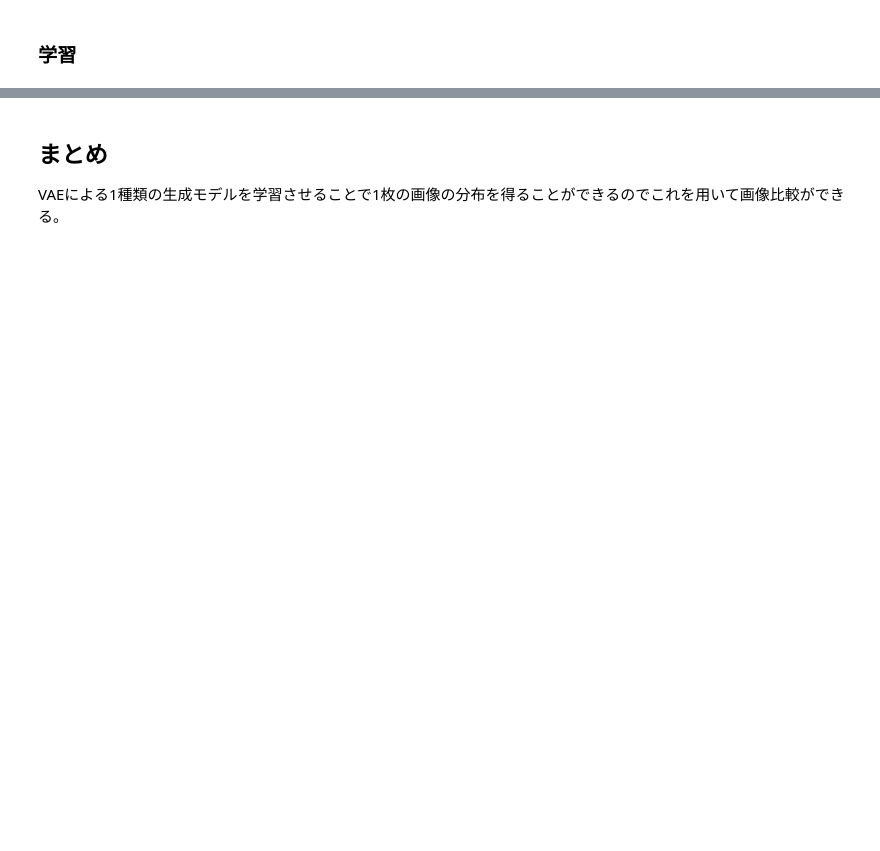
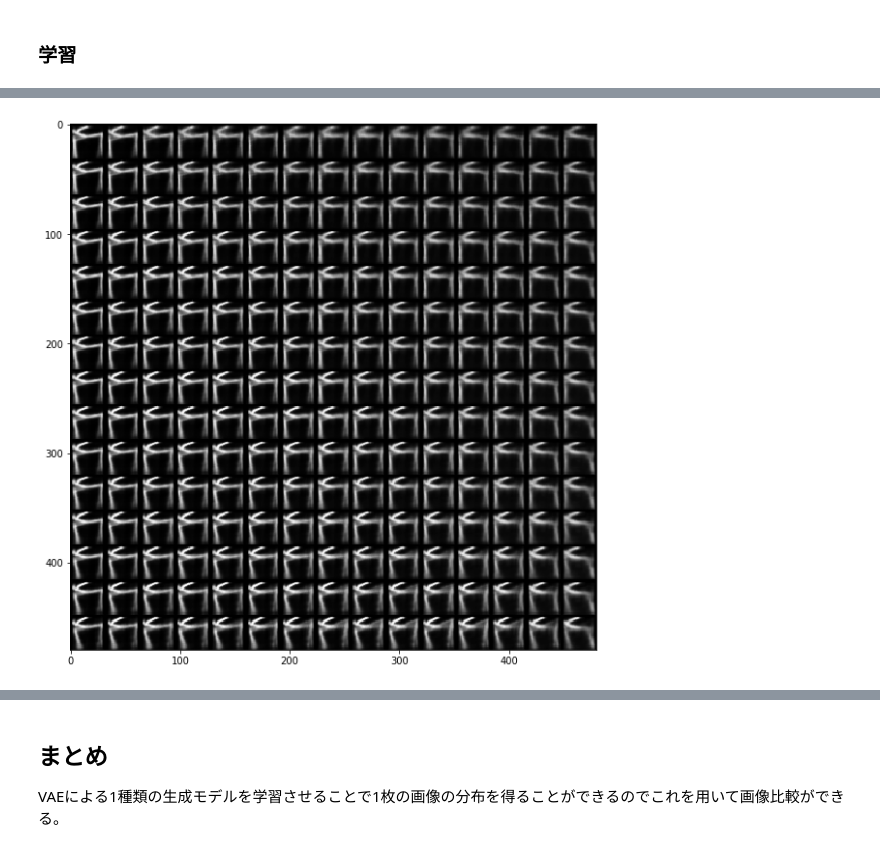
Before and after one commit to Intel0tw5727/unsupervised_abnormaly_detection, a Jupyter notebook: notebooks_vae_detector/1_動画を入力としたVAEを使った異常検知.ipynb, the cells around one changed output, grey strips where cells are left out. Cells and saved outputs as stored; diff of their text form; code cells hidden in the pictures; blank space fills up the shorter version.

```diff
--- a/notebooks_vae_detector/1_動画を入力としたVAEを使った異常検知.ipynb
+++ b/notebooks_vae_detector/1_動画を入力としたVAEを使った異常検知.ipynb
@@ -464,21 +437,23 @@ plt.show()
 # %%
 # display a 2D manifold of the digits
 # 0 に対して分布を見てみる
 n = 15 # figure with 15x15 digits
-digit_size = 48
+digit_size = 32
 figure = np.zeros((digit_size * n, digit_size * n))
 
 grid_x = norm.ppf(np.linspace(0.05, 0.95, n))
 grid_y = norm.ppf(np.linspace(0.05, 0.95, n))
 
 for i, yi in enumerate(grid_x):
     for j, xi in enumerate(grid_y):
         z_sample = np.array([[xi, yi]])
-        x_decoded = decoder.predict(z_sample)
+        x_decoded = decoder.predict(z_sample)[0]
         digit = x_decoded[0].reshape(digit_size, digit_size)
         figure[i * digit_size: (i + 1) * digit_size,
                j * digit_size: (j + 1) * digit_size] = digit
 
 plt.figure(figsize=(10, 10))
 plt.imshow(figure, cmap='Greys_r')
 plt.show()
+# %% [output]
+[figure, added]
```
Also changed, not shown: parts of 30 cells of this notebook, 3 other files.
